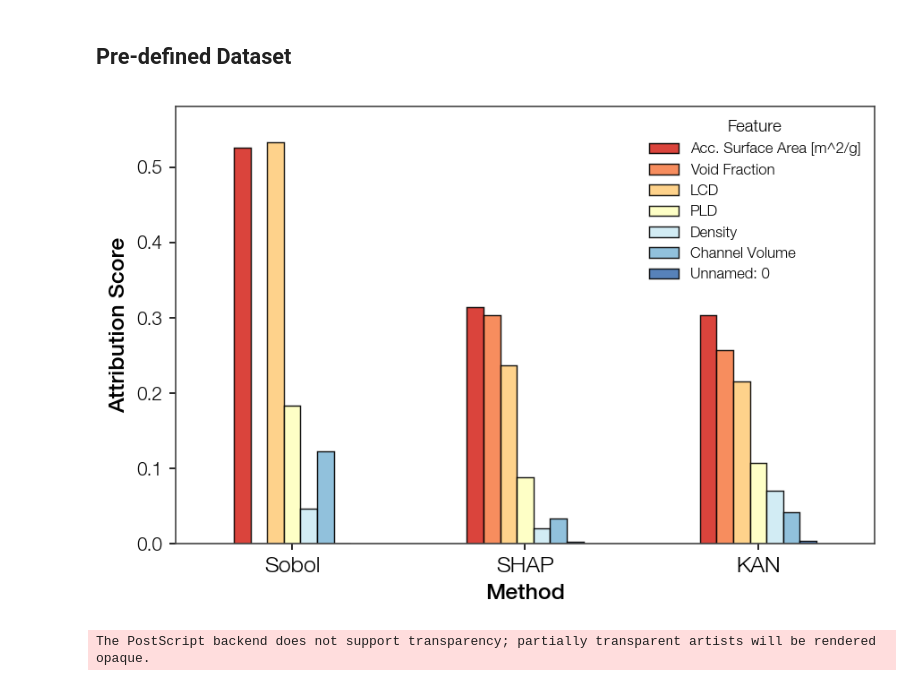
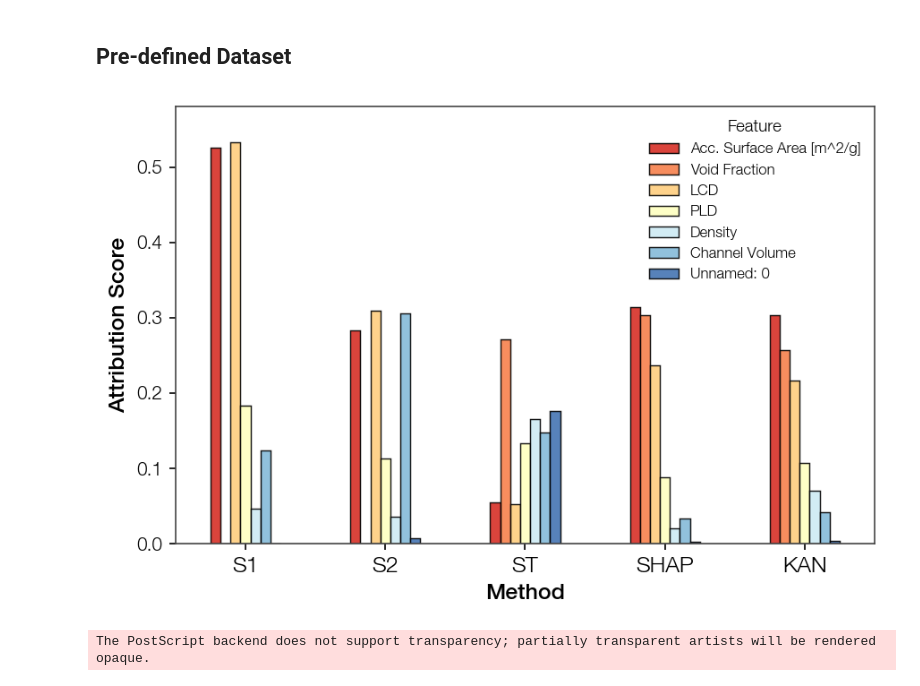
Before and after one commit to foodbanana/pykan, a Jupyter notebook: github/workflows/Hyein/plot_conventional.ipynb, the cells around one changed output. Drawn from its saved outputs; the diff is of its cells as text; code cells hidden in the pictures.

Commit message:
2nd order Sobol' indices

```diff
--- a/github/workflows/Hyein/plot_conventional.ipynb
+++ b/github/workflows/Hyein/plot_conventional.ipynb
@@ -175,9 +175,12 @@ file_sobol = os.path.join(root_dir, "material_nn_models", name_data, f"{name_dat
 file_shap = os.path.join(root_dir, "material_nn_models", name_data, f"{name_data}_shap_importance.csv")
 file_kan = os.path.join(root_dir, "material_kan_models", name_data, f"{name_data}_global_attribution_scores.csv")
 
-files = [file_sobol, file_shap, file_kan]
-columns = ['S1', 'Mean_Abs_SHAP', 'Global_Attribution_Score']
-methods = ['Sobol', 'SHAP', 'KAN']
+# files = [file_sobol, file_shap, file_kan]
+# columns = ['S1', 'Mean_Abs_SHAP', 'Global_Attribution_Score']
+# methods = ['Sobol', 'SHAP', 'KAN']
+files = [file_sobol, file_sobol, file_sobol, file_shap, file_kan]
+columns = ['S1', 'S2_sum', 'ST', 'Mean_Abs_SHAP', 'Global_Attribution_Score']
+methods = ['S1', 'S2', 'ST', 'SHAP', 'KAN']
 
 dfs = [pd.read_csv(f) for f in files]
 dfs = [d.set_index('Feature') for d in dfs]
@@ -196,34 +199,34 @@ df_transposed = df_methods.T
 # 3. Create the plot using pandas built-in wrapper
 # This automatically handles dynamic counts of features
 num_feat = len(df_transposed.columns)
 cmap = plt.get_cmap('RdYlBu')
 custom_colors = [cmap(x) for x in np.linspace(0.1, 0.9, num_feat)]
 ax = df_transposed.plot(kind='bar', rot=0, color=custom_colors, alpha=0.9)
 
 # 4. Customize axes and labels
 ax.set_xlabel('Method')
 ax.set_ylabel('Attribution Score')
 if "CO2RR" in name_data:
     # ax.legend(title='Feature', loc='upper center', ncols=4)
     # y_min, y_max = ax.get_ylim()
     # ax.set_ylim([y_min, y_max*1.2])
 
     ax.legend(title='Feature', loc='upper right')
     x_min, x_max = ax.get_xlim()
     ax.set_xlim([x_min, x_max*1.15])
 else:
     ax.legend(title='Feature')
 y_min, y_max = ax.get_ylim()
 ax.set_ylim([0, y_max])
 
 # Adjust layout and display
 plt.savefig(os.path.join(root_dir, "material_kan_models", name_data, f"{name_data}_VS_conventional.png"))
 plt.savefig(os.path.join(root_dir, "material_kan_models", name_data, f"{name_data}_VS_conventional.svg"), format='svg')
 plt.savefig(os.path.join(dir_paper_figure, f"VS_conventionals_{name_data}.png"))
 plt.savefig(os.path.join(dir_paper_figure, f"VS_conventionals_{name_data}.svg"), format='svg')
 plt.show()
 # %% [output]
-[figure, old version]
+[figure, new version]
 # %%
 import pandas as pd
 import os
```
Also changed, not shown: 53 other files.
